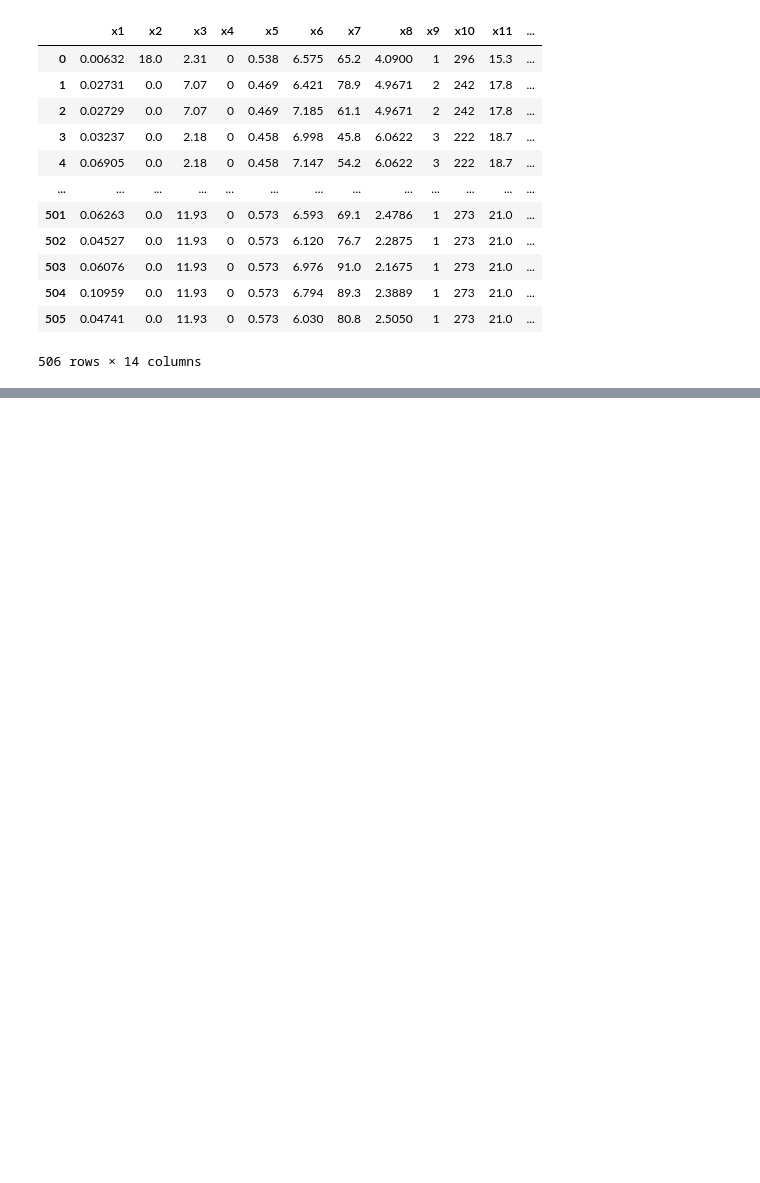
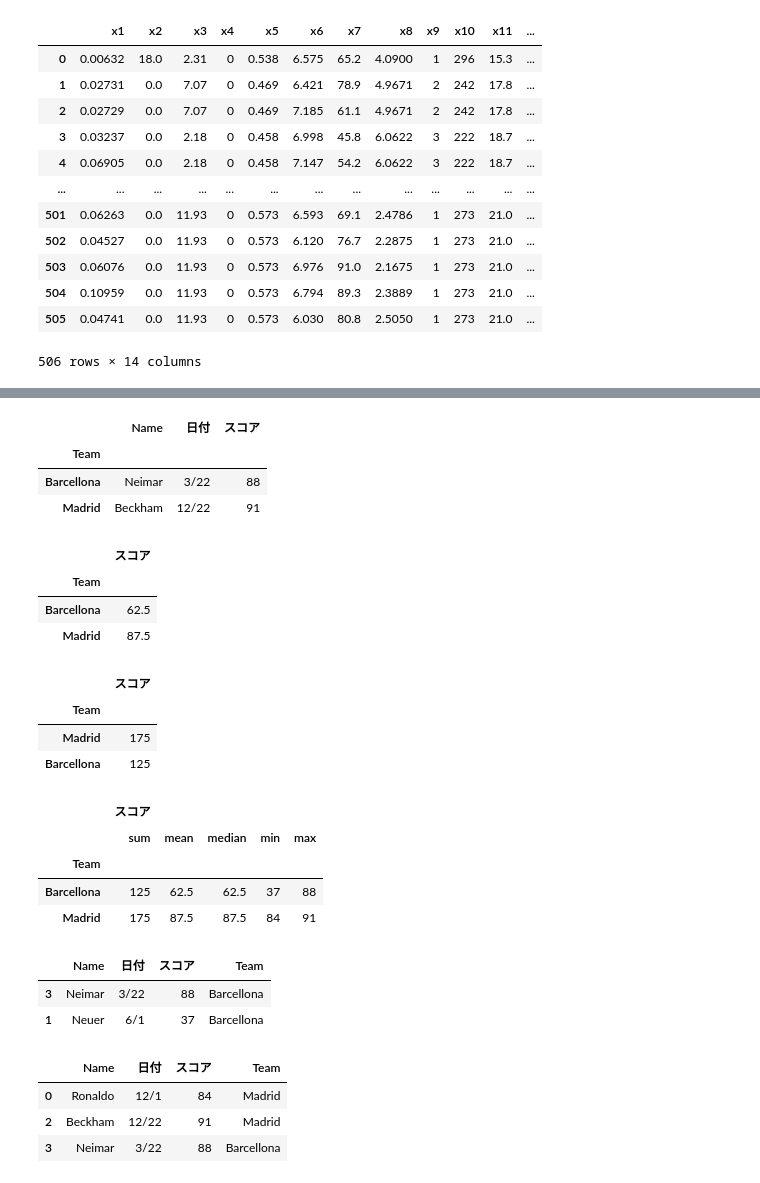
Before and after one commit to Jin01-galaxy/Learn_Python3, a Jupyter notebook: Tableau/Tableau_data_science/Learn_jupyter.ipynb, the cells around one changed output, grey strips where cells are left out. Cells and saved outputs as stored; diff of their text form; code cells hidden in the pictures; blank space fills up the shorter version.

```diff
--- a/Tableau/Tableau_data_science/Learn_jupyter.ipynb
+++ b/Tableau/Tableau_data_science/Learn_jupyter.ipynb
@@ -496,0 +592,5 @@ AttributeError: 'DataFrame' object has no attribute 'type'
+# %%
+new_data = [('Beckham','12/22',91),('Neimar','3/22',88)]
+new_df = pd.DataFrame(data=new_data,columns=['Name','日付','スコア'])
+df2 = df.append(new_df, ignore_index=True)
+df2
@@ -496,0 +622,3 @@ AttributeError: 'DataFrame' object has no attribute 'type'
+# %%
+df2['Team'] = ['Madrid','Barcellona','Madrid','Barcellona']
+df2
@@ -496,0 +631,46 @@ AttributeError: 'DataFrame' object has no attribute 'type'
+# %%
+srt = df2.sort_values(['スコア',],ascending=False)
+grp = srt.groupby('Team')
+grp.first()
+# %% [output]
+|  | Name | 日付 | スコア |
+| Team |  |  |  |
+| Barcellona | Neimar | 3/22 | 88 |
+| Madrid | Beckham | 12/22 | 91 |
+# %%
+grp.mean()
+# %% [output]
+|  | スコア |
+| Team |  |
+| Barcellona | 62.5 |
+| Madrid | 87.5 |
+# %%
+grp2 = srt.groupby('Team')
+grp2.sum().sort_values(['スコア'],ascending=False)
+# %% [output]
+|  | スコア |
+| Team |  |
+| Madrid | 175 |
+| Barcellona | 125 |
+# %%
+grp.agg(['sum','mean','median','min','max'])
+# %% [output]
+|  | スコア |  |  |  |  |
+|  | sum | mean | median | min | max |
+| Team |  |  |  |  |  |
+| Barcellona | 125 | 62.5 | 62.5 | 37 | 88 |
+| Madrid | 175 | 87.5 | 87.5 | 84 | 91 |
+# %%
+grp2 = srt.groupby('Team')
+grp2.get_group('Barcellona').sort_values(['スコア'], ascending=False)
+# %% [output]
+|  | Name | 日付 | スコア | Team |
+| 3 | Neimar | 3/22 | 88 | Barcellona |
+| 1 | Neuer | 6/1 | 37 | Barcellona |
+# %%
+df2.query('スコア >= 50')
+# %% [output]
+|  | Name | 日付 | スコア | Team |
+| 0 | Ronaldo | 12/1 | 84 | Madrid |
+| 2 | Beckham | 12/22 | 91 | Madrid |
+| 3 | Neimar | 3/22 | 88 | Barcellona |
```
Also changed, not shown: parts of 29 cells of this notebook, 1 other file.
